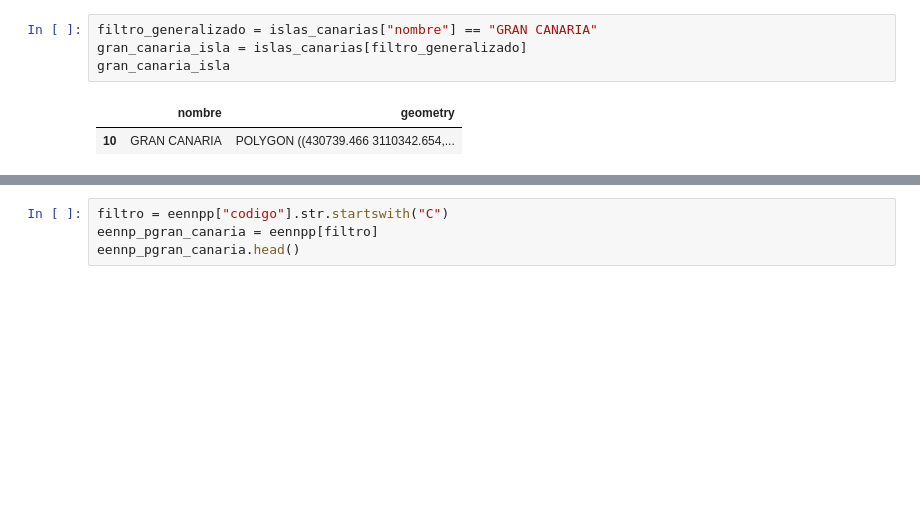
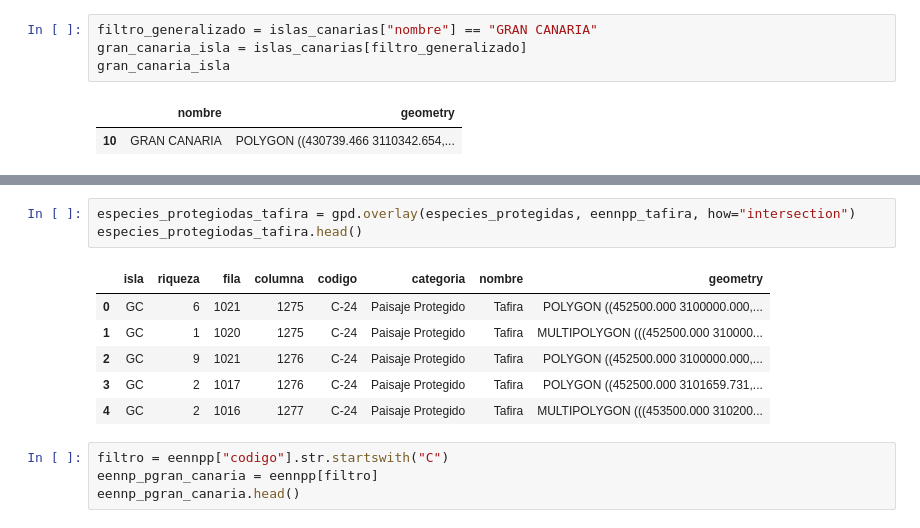
Before and after one commit to Juankkar/QGIS_IDECanarias_data, a Jupyter notebook: src/geopandas.ipynb, the cells around one changed output, grey strips where cells are left out. Drawn from its saved outputs; the diff is of its cells as text; blank space fills up the shorter version.

```diff
--- a/src/geopandas.ipynb
+++ b/src/geopandas.ipynb
@@ -38,3 +121,13 @@ gran_canaria_isla
+# %%
+especies_protegiodas_tafira = gpd.overlay(especies_protegidas, eennpp_tafira, how="intersection")
+especies_protegiodas_tafira.head()
+# %% [output]
+|  | isla | riqueza | fila | columna | codigo | categoria | nombre | geometry |
+| 0 | GC | 6 | 1021 | 1275 | C-24 | Paisaje Protegido | Tafira | POLYGON ((452500.000 3100000.000,... |
+| 1 | GC | 1 | 1020 | 1275 | C-24 | Paisaje Protegido | Tafira | MULTIPOLYGON (((452500.000 310000... |
+| 2 | GC | 9 | 1021 | 1276 | C-24 | Paisaje Protegido | Tafira | POLYGON ((452500.000 3100000.000,... |
+| 3 | GC | 2 | 1017 | 1276 | C-24 | Paisaje Protegido | Tafira | POLYGON ((452500.000 3101659.731,... |
+| 4 | GC | 2 | 1016 | 1277 | C-24 | Paisaje Protegido | Tafira | MULTIPOLYGON (((453500.000 310200... |
 # %%
 filtro = eennpp["codigo"].str.startswith("C")
 eennp_pgran_canaria = eennpp[filtro]
```
Also changed, not shown: parts of 13 cells of this notebook, 1 other file.
